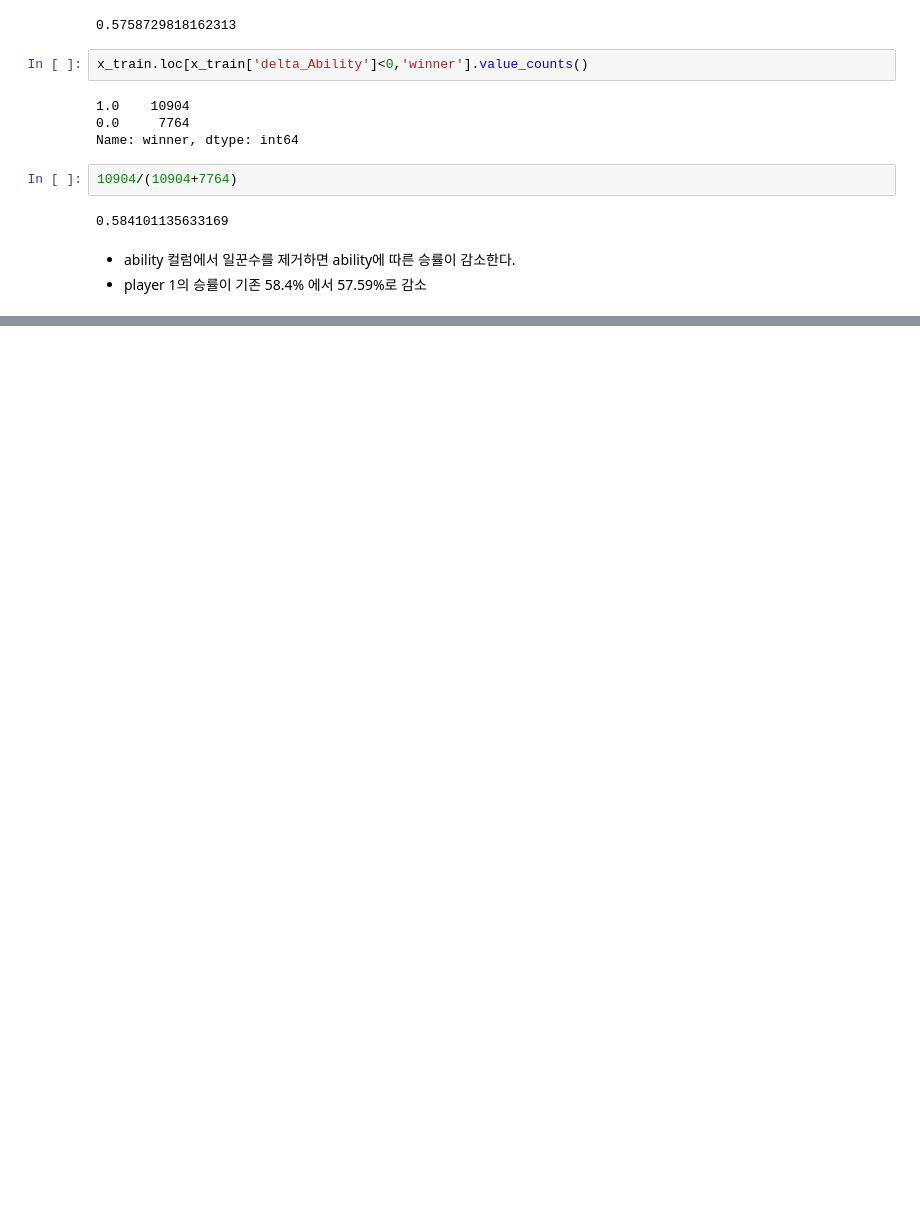
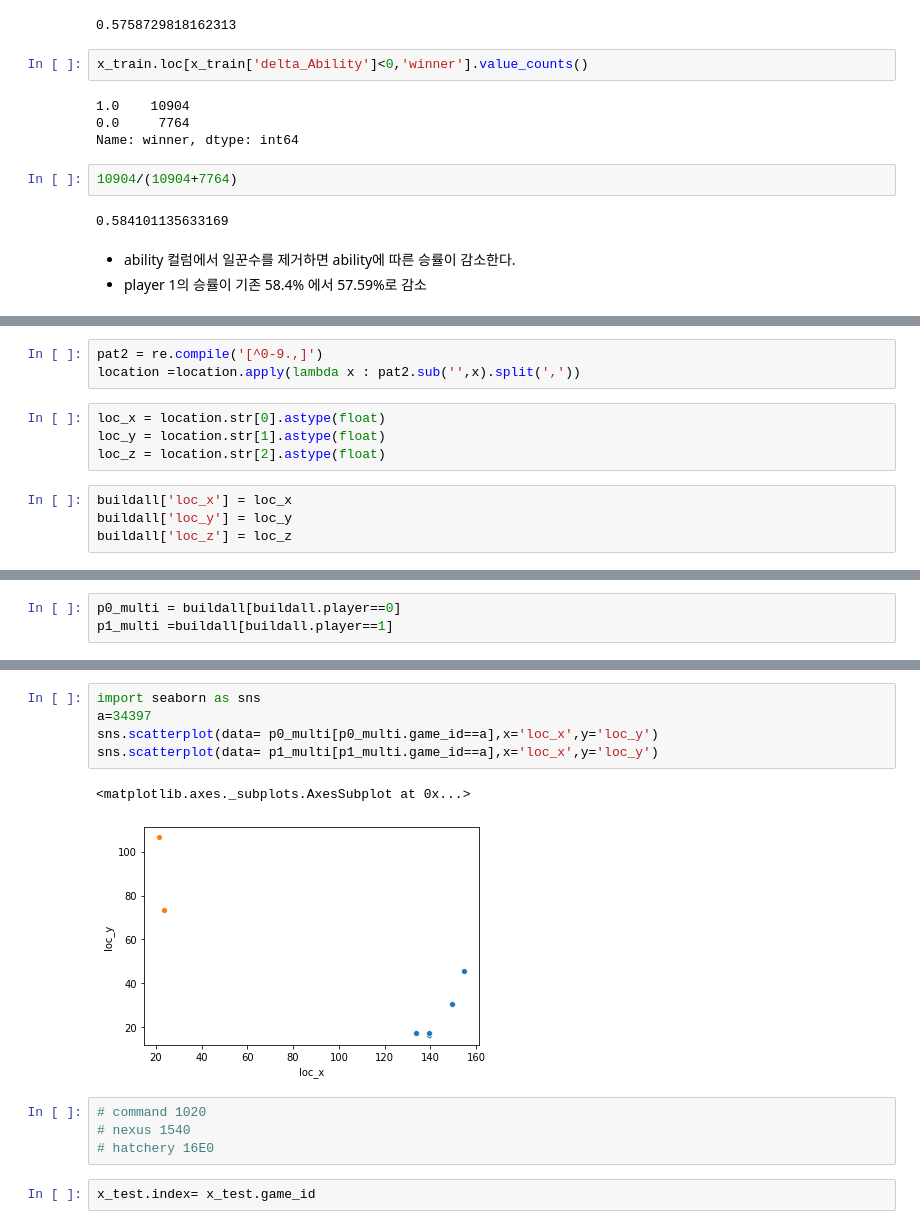
Before and after one commit to dbsgh3344/kaggle_study, a Jupyter notebook: dacon_starcraft/EDA/EDA Ability.ipynb, the cells around one changed output, grey strips where cells are left out. Saved outputs shown, nothing was run; the diff lists cells and outputs as text; blank space fills up the shorter version.

```diff
--- a/dacon_starcraft/EDA/EDA Ability.ipynb
+++ b/dacon_starcraft/EDA/EDA Ability.ipynb
@@ -233,0 +1049,11 @@ Name: winner, dtype: int64
+# %%
+pat2 = re.compile('[^0-9.,]')
+location =location.apply(lambda x : pat2.sub('',x).split(','))
+# %%
+loc_x = location.str[0].astype(float)
+loc_y = location.str[1].astype(float)
+loc_z = location.str[2].astype(float)
+# %%
+buildall['loc_x'] = loc_x
+buildall['loc_y'] = loc_y
+buildall['loc_z'] = loc_z
@@ -233,0 +1076,3 @@ Name: winner, dtype: int64
+# %%
+p0_multi = buildall[buildall.player==0]
+p1_multi =buildall[buildall.player==1]
@@ -233,0 +1135,14 @@ Name: winner, dtype: int64
+# %%
+import seaborn as sns
+a=34397
+sns.scatterplot(data= p0_multi[p0_multi.game_id==a],x='loc_x',y='loc_y')
+sns.scatterplot(data= p1_multi[p1_multi.game_id==a],x='loc_x',y='loc_y')
+# %% [output]
+<matplotlib.axes._subplots.AxesSubplot at 0x...>
+[figure, added]
+# %%
+# command 1020
+# nexus 1540
+# hatchery 16E0
+# %%
+x_test.index= x_test.game_id
```
Also changed, not shown: parts of 164 cells of this notebook, 2 other files.
